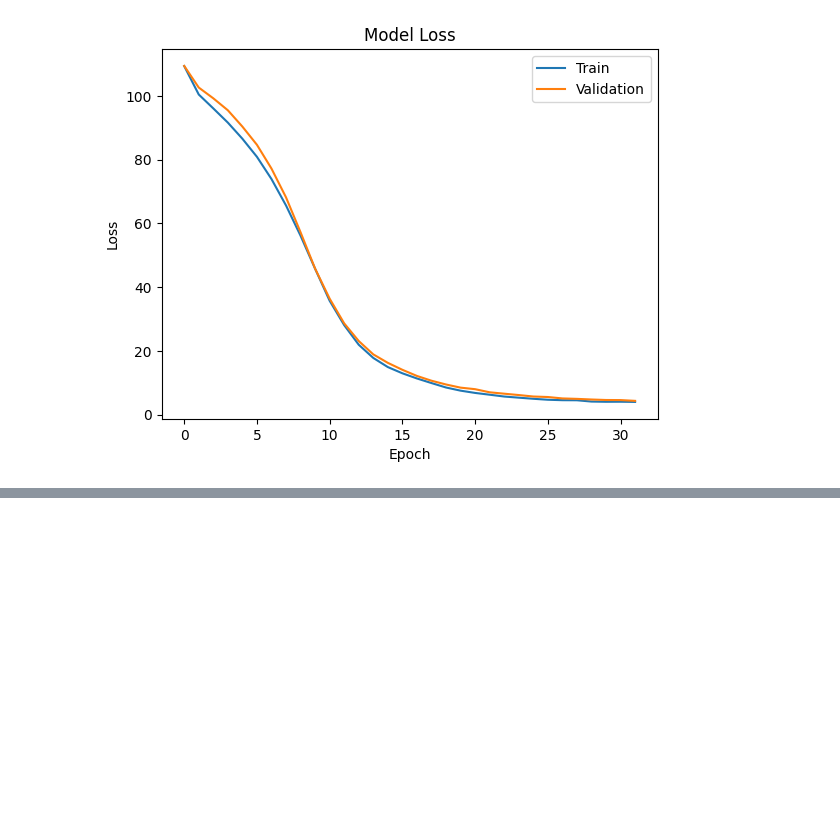
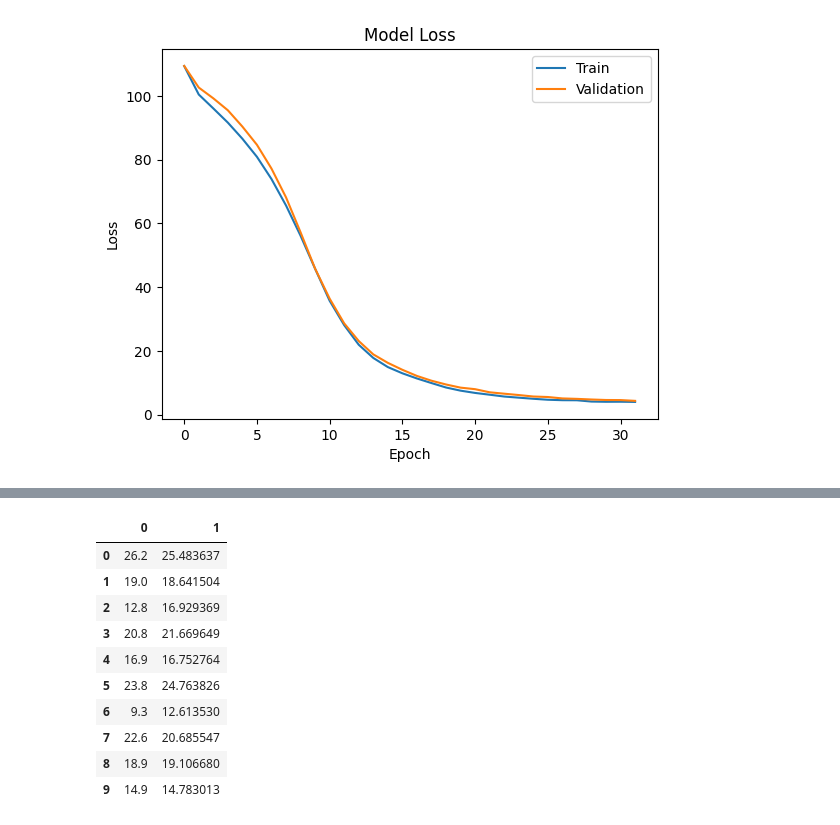
Before and after one commit to harmin-parra/artificial-intelligence-foundations-neural-networks-4381282, a Jupyter notebook: 04_07_begin.ipynb, the cells around one changed output, grey strips where cells are left out. Saved outputs shown, nothing was run; the diff lists cells and outputs as text; code cells hidden in the pictures; blank space fills up the shorter version.

```diff
--- a/04_07_begin.ipynb
+++ b/04_07_begin.ipynb
@@ -283,3 +283,6 @@ plt.legend(['Train', 'Validation'], loc='upper right')
 plt.show()
 # %% [output]
 [figure]
+# %%
+test_predictions = model.predict(X_test).flatten()
+print(test_predictions)
@@ -285,0 +307,16 @@ plt.show()
+# %%
+#true_predicted = pd.DataFrame({'True Values': y_test, 'Predicted Values': test_predictions})
+true_predicted = pd.DataFrame(list(zip(y_test, test_predictions)))
+true_predicted.head(10)
+# %% [output]
+|  | 0 | 1 |
+| 0 | 26.2 | 25.483637 |
+| 1 | 19.0 | 18.641504 |
+| 2 | 12.8 | 16.929369 |
+| 3 | 20.8 | 21.669649 |
+| 4 | 16.9 | 16.752764 |
+| 5 | 23.8 | 24.763826 |
+| 6 | 9.3 | 12.613530 |
+| 7 | 22.6 | 20.685547 |
+| 8 | 18.9 | 19.106680 |
+| 9 | 14.9 | 14.783013 |
```
Also changed, not shown: parts of 2 cells of this notebook.
